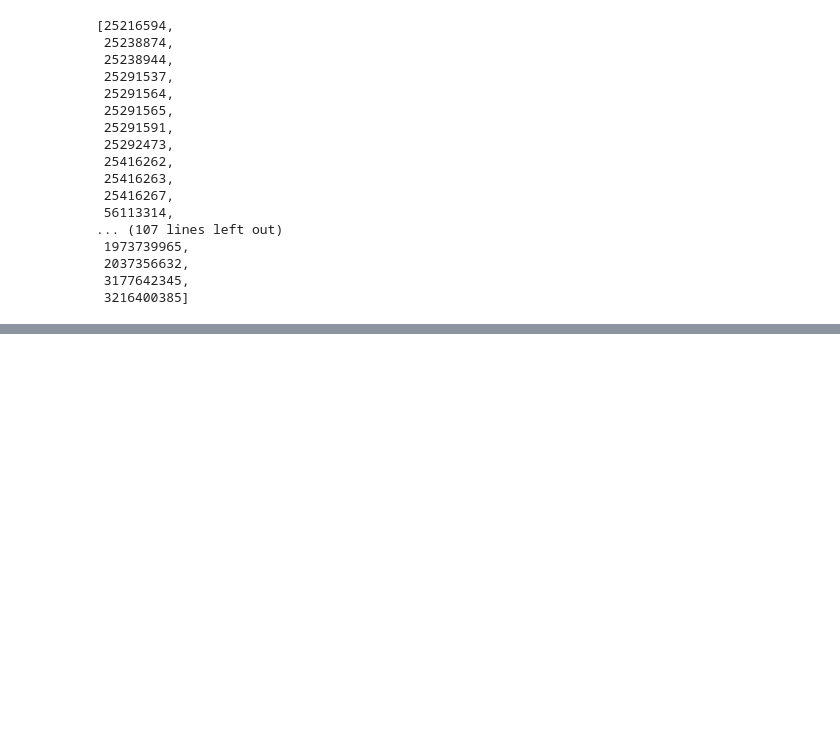
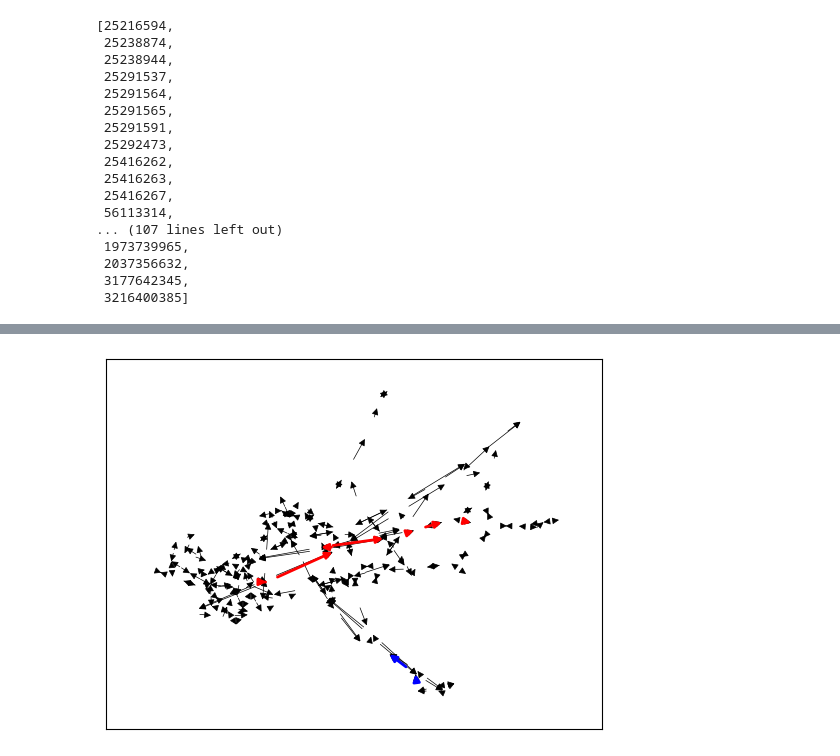
Before and after one commit to elgroselj/distributing_traffic, a Jupyter notebook: resevanje.ipynb, the cells around one changed output, grey strips where cells are left out. Cells and saved outputs as stored; diff of their text form; code cells hidden in the pictures; blank space fills up the shorter version.

```diff
--- a/resevanje.ipynb
+++ b/resevanje.ipynb
@@ -282,4 +316,8 @@ f = np.dot(t, Q)
 res = linprog(f, A_ub=Q, b_ub=c, A_eq=B, b_eq=a, integrality=1)
 
 print(res.fun, res.x, res.message)
+neki = Q[:,res.x == 1]
+paths = []
+for i in range(neki.shape[1]):
+    paths.append(binary_vector_to_edges(neki[:,i],g.edges()))
 # %% [output]
@@ -286 +334,5 @@ print(res.fun, res.x, res.message)
 427.687 [1. 1. 0. 0. 0.] Optimization terminated successfully. (HiGHS Status 7: Optimal)
+# %%
+draw(g,paths)
+# %% [output]
+[figure, added]
```
Also changed, not shown: parts of 6 cells of this notebook.
